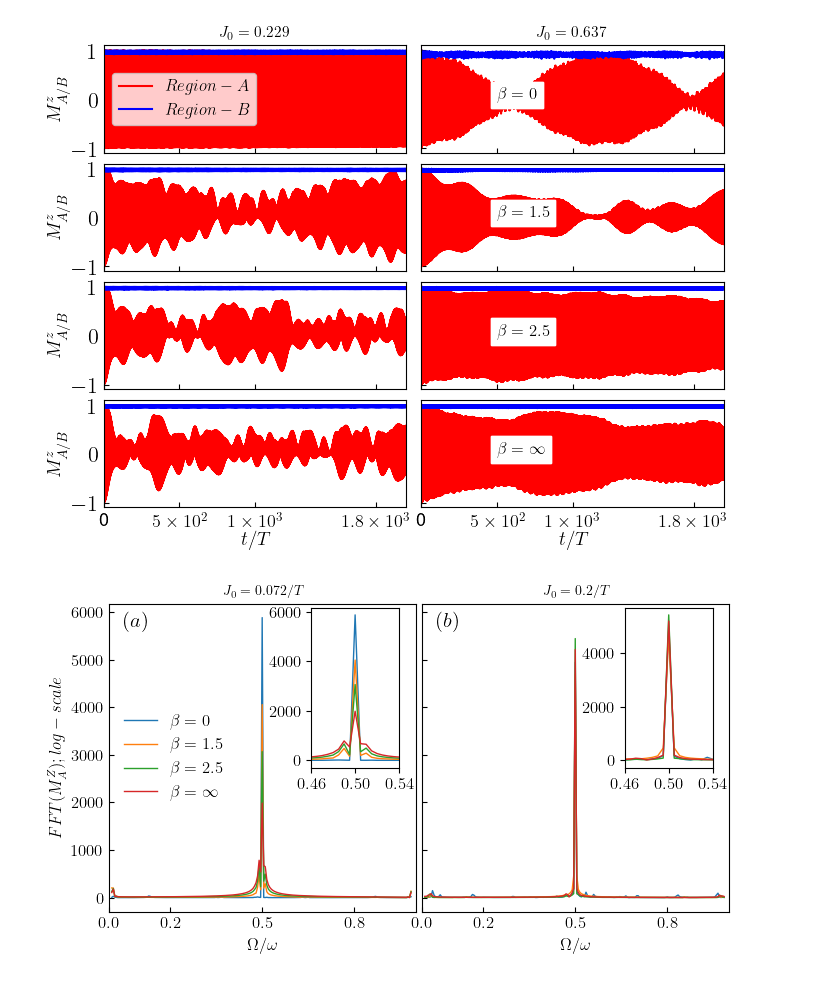
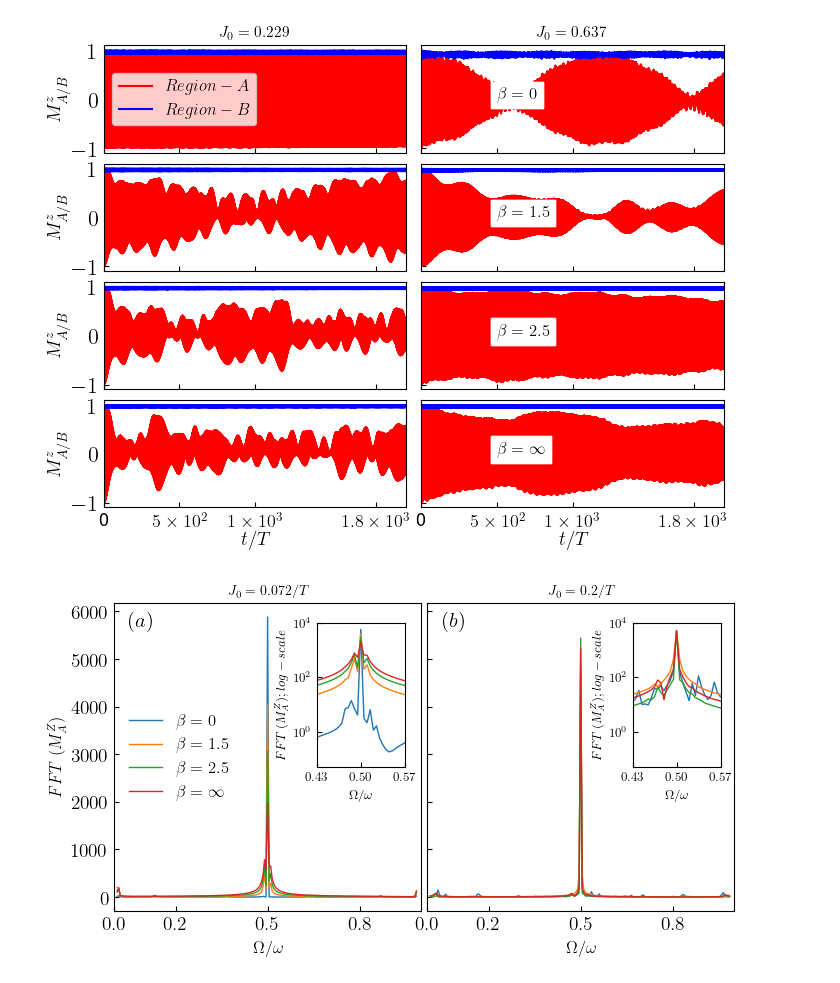
Before and after one commit to rahmahi/Chimera_Time_Crystal, a Jupyter notebook: codes/new_algo/chimera_codes_new_algo.ipynb, the cells around one changed output. Drawn from its saved outputs; the diff is of its cells as text; code cells hidden in the pictures.

```diff
--- a/codes/new_algo/chimera_codes_new_algo.ipynb
+++ b/codes/new_algo/chimera_codes_new_algo.ipynb
@@ -959,7 +959,7 @@ import numpy as np
 from tqdm import tqdm
 
 plt.rcParams.update({"figure.figsize": (8, 4),"text.usetex": True,"font.family": "sans-serif",
-    "font.size": 12,"font.sans-serif": ["Helvetica"]})
+    "font.size": 14,"font.sans-serif": ["Helvetica"]})
 
 w = 20
 T = 2 * np.pi/w
@@ -973,8 +973,8 @@ fig, axs = plt.subplots(1, 2, sharey=True, sharex=True)
 plt.subplots_adjust(wspace=0.02, hspace=0.0)
 
 #left, bottom, width, height = [0.45, 0.33, 0.4, 0.32]
-ax2 = fig.add_axes([0.378, 0.47, 0.11, 0.4])
-ax3 = fig.add_axes([0.77, 0.47, 0.11, 0.4])
+ax2 = fig.add_axes([0.3783, 0.47, 0.11, 0.36])
+ax3 = fig.add_axes([0.773, 0.47, 0.11, 0.36])
 
 with open("mz8files.txt", 'r') as fp:
     lines = fp.readlines()
@@ -1012,37 +1012,46 @@ with open("mz8files.txt", 'r') as fp:
             frequencies = T * np.fft.fftfreq(len(data), times[-1]/len(times))
             fft_values = np.fft.fft(data)
 
             mask = (frequencies > freq_threshold_left) & (frequencies < freq_threshold_right)
             y = np.abs(fft_values[mask])
             x = frequencies[mask]
 
             axs[jh].set_title(Jlbl[jh], fontsize= 10)
             axs[jh].plot(np.abs(x), np.abs(y),  label= lbl,linewidth  = 1)
             axs[jh].set_xticks([0,.2,.5,.8])
             axs[jh].set_xlim(0, 1)
             axs[jh].tick_params(which='both', axis="both", direction="in")
 
             if jh ==0:
                 ax2.plot(np.abs(x), np.abs(y), linewidth=1)
-                ax2.set_xlim(0.46,0.54)
-                ax2.set_xticks([.46, 0.5, .54], fontsize = 6)
+                ax2.set_xlim(0.43,0.57)
+                ax2.set_ylim(0.05,1e4)
+                ax2.set_xticks([.43, 0.5, .57])
+                ax2.set_yscale('log')
+                ax2.set_ylabel(r'$FFT\;(M^Z_A);log-scale$', fontsize=9)
+                ax2.tick_params(which='both', axis="both", direction="in", labelsize = 9)
+                ax2.set_xlabel(r'$\Omega/\omega$', fontsize = 9)
 
             if jh ==1:
                 ax3.plot(np.abs(x), np.abs(y), linewidth=1)
-                ax3.set_xlim(0.46,0.54)
-                ax3.set_xticks([.46, 0.5, .54], fontsize = 6)
+                ax3.set_xlim(0.43,0.57)
+                ax3.set_ylim(0.05,1e4)
+                ax3.set_xticks([.43, 0.5, .57])
+                ax3.set_yscale('log')
+                ax3.set_ylabel(r'$FFT\;(M^Z_A);log-scale$', fontsize=9)
+                ax3.tick_params(which='both', axis="both", direction="in", labelsize = 9)
+                ax3.set_xlabel(r'$\Omega/\omega$', fontsize = 9)
 
             axs[jh].set_xlabel(r'$\Omega/\omega$', fontsize = 12)
-
 axs[0].legend(frameon = False, loc = 6, fontsize = 12)
-axs[0].set_ylabel(r'$FFT(M^Z_A);log-scale$', fontsize = 12)
+axs[0].set_ylabel(r'$FFT\;(M^Z_A)$', fontsize = 12)
 
 axs[0].text(0.05, 5.7e3, r'$(a)$', fontsize=15)
 axs[1].text(0.05, 5.7e3, r'$(b)$', fontsize=15)
 
 #plt.savefig('fft_mz_betas.pdf', bbox_inches='tight', pad_inches=0.0, dpi = 600)
 plt.savefig('fft_regional_mz_betas.svg', bbox_inches='tight', pad_inches=0.0, dpi = 300)
 
 plt.show()
 # %% [output]
-[figure, old version]
+[figure, new version]
```
Also changed, not shown: 1 other file.
